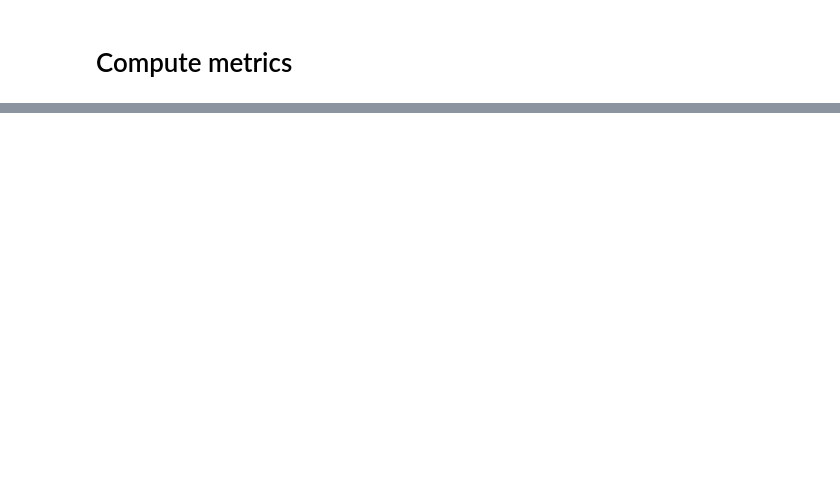
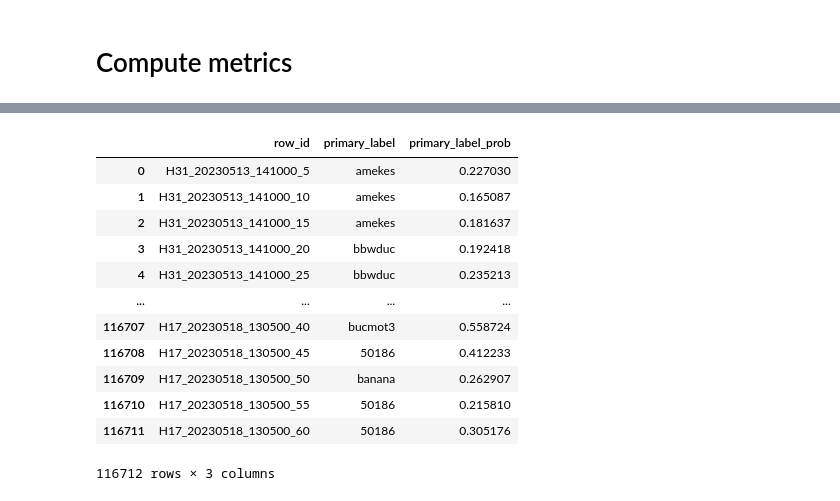
Before and after one commit to VSydorskyy/BirdCLEF_2025_2nd_place, a Jupyter notebook: notebooks/prepare_fernando_pseduo.ipynb, the cells around one changed output, grey strips where cells are left out. Cells and saved outputs as stored; diff of their text form; code cells hidden in the pictures; blank space fills up the shorter version.

```diff
--- a/notebooks/prepare_fernando_pseduo.ipynb
+++ b/notebooks/prepare_fernando_pseduo.ipynb
@@ -93,0 +325,16 @@ for model_name in all_models:
+# %%
+pseudo_df.drop(columns=CLASSES)
+# %% [output]
+|  | row_id | primary_label | primary_label_prob |
+| 0 | H31_20230513_141000_5 | amekes | 0.227030 |
+| 1 | H31_20230513_141000_10 | amekes | 0.165087 |
+| 2 | H31_20230513_141000_15 | amekes | 0.181637 |
+| 3 | H31_20230513_141000_20 | bbwduc | 0.192418 |
+| 4 | H31_20230513_141000_25 | bbwduc | 0.235213 |
+| ... | ... | ... | ... |
+| 116707 | H17_20230518_130500_40 | bucmot3 | 0.558724 |
+| 116708 | H17_20230518_130500_45 | 50186 | 0.412233 |
+| 116709 | H17_20230518_130500_50 | banana | 0.262907 |
+| 116710 | H17_20230518_130500_55 | 50186 | 0.215810 |
+| 116711 | H17_20230518_130500_60 | 50186 | 0.305176 |
+116712 rows × 3 columns
```
Also changed, not shown: parts of 19 cells of this notebook, 14 other files.
